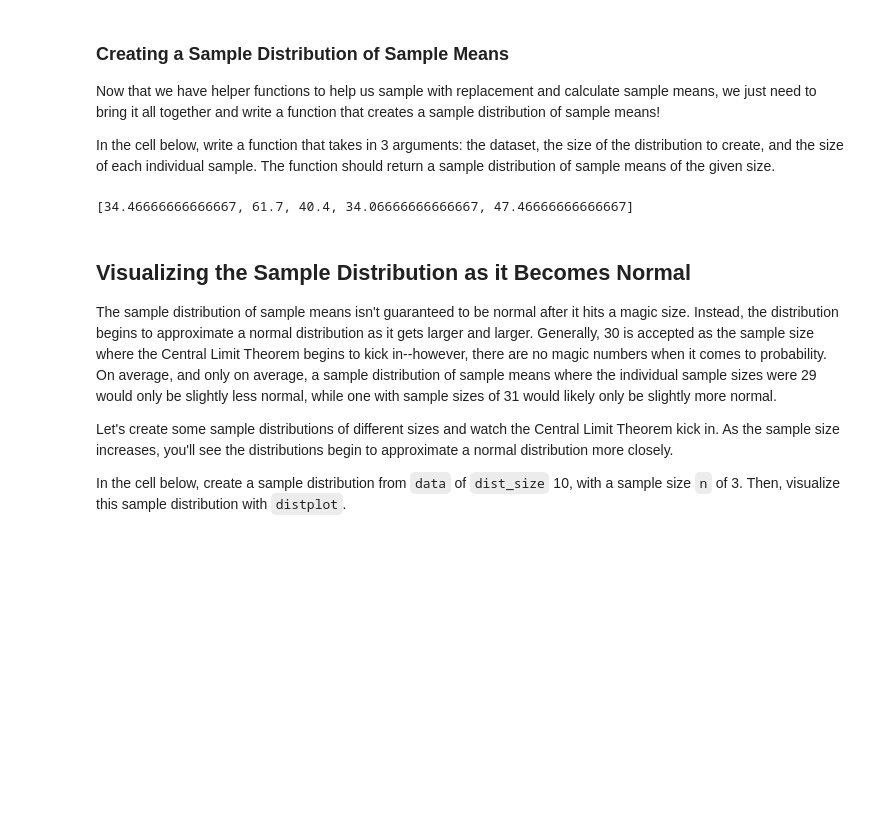
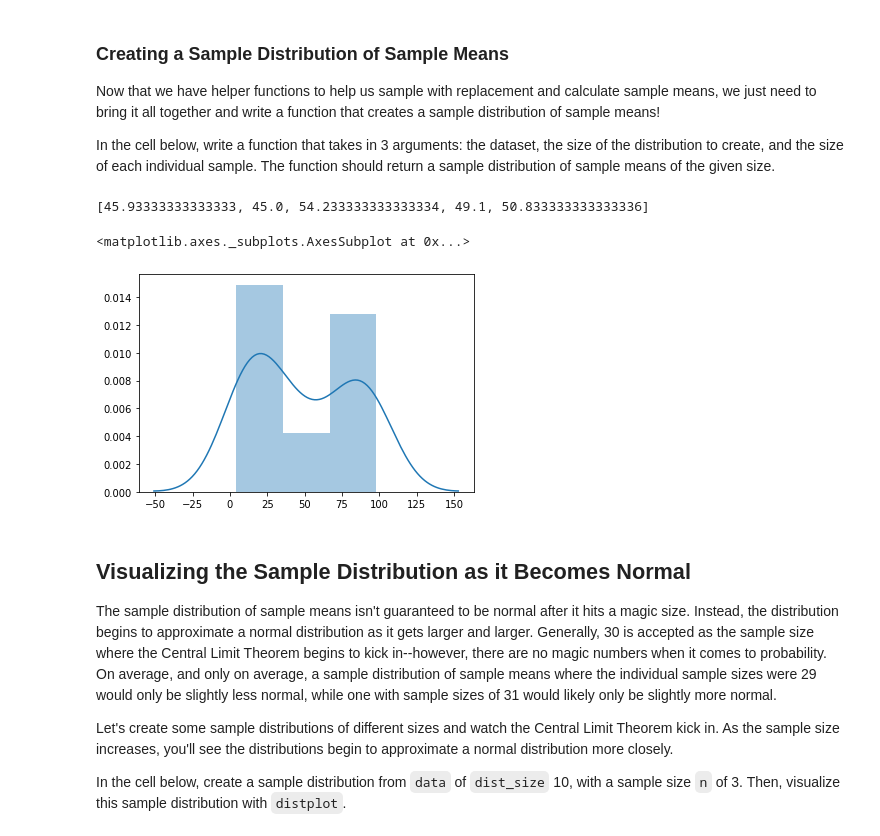
Before and after one commit to jirvingphd/online-dtsc-pt-041320-cohort-notes, a Jupyter notebook: Mod 2/sect_13_and_14/CLT_lab/index_solution.ipynb, the cells around one changed output. Saved outputs shown, nothing was run; the diff lists cells and outputs as text; code cells hidden in the pictures; blank space fills up the shorter version.

```diff
--- a/Mod 2/sect_13_and_14/CLT_lab/index_solution.ipynb
+++ b/Mod 2/sect_13_and_14/CLT_lab/index_solution.ipynb
@@ -113,16 +113,19 @@ In the cell below, write a function that takes in 3 arguments: the dataset, the
 # %%
 def create_sample_distribution(data, dist_size=100, n=30):
     sample_means = []
     for i in range(dist_size):
         sample = get_sample(data,n)
         sample_means.append( get_sample_mean(sample))
     return sample_means
 
 
 test_sample_dist = create_sample_distribution(data)
 print(test_sample_dist[:5])
+sns.distplot(test_sample)
 # %% [output]
-[34.46666666666667, 61.7, 40.4, 34.06666666666667, 47.46666666666667]
+[45.93333333333333, 45.0, 54.233333333333334, 49.1, 50.833333333333336]
+<matplotlib.axes._subplots.AxesSubplot at 0x...>
+[figure, added]
 # %% [markdown]
 ## Visualizing the Sample Distribution as it Becomes Normal
 
```
Also changed, not shown: parts of 5 cells of this notebook, 7 other files.
